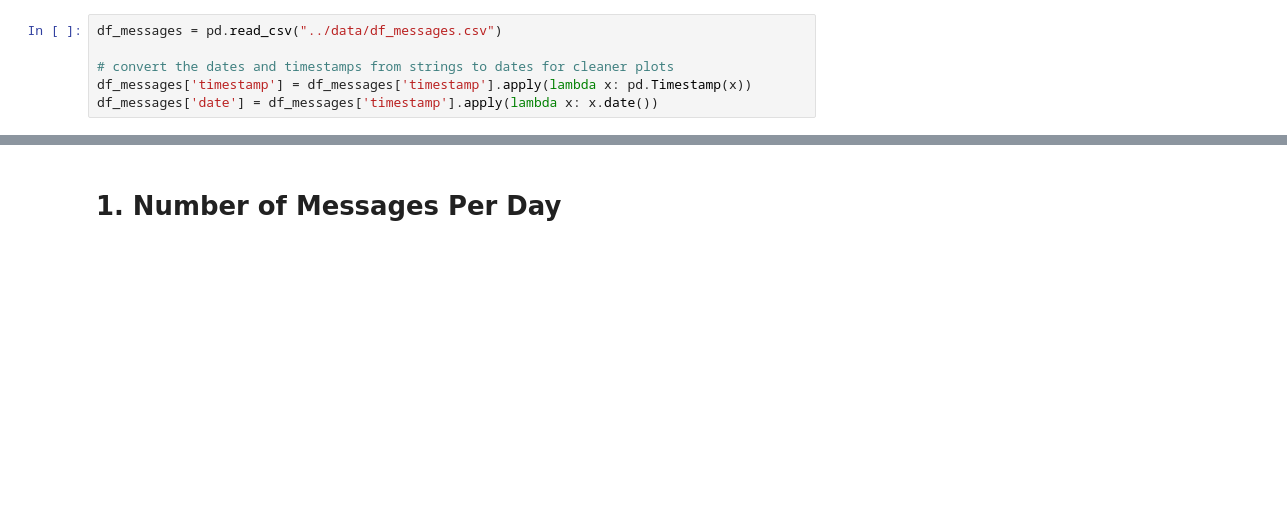
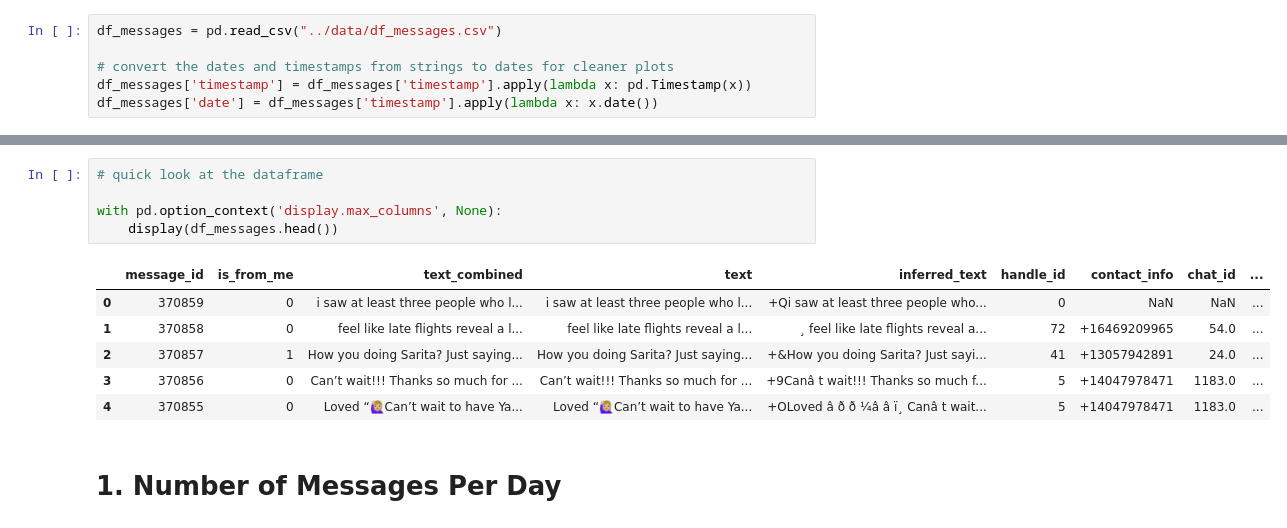
Before and after one commit to yortos/imessage-analysis, a Jupyter notebook: notebooks/imessages-analysis.ipynb, the cells around one changed output, grey strips where cells are left out. Drawn from its saved outputs; the diff is of its cells as text; blank space fills up the shorter version.

```diff
--- a/notebooks/imessages-analysis.ipynb
+++ b/notebooks/imessages-analysis.ipynb
@@ -26,3 +36,15 @@ df_messages['date'] = df_messages['timestamp'].apply(lambda x: x.date())
+# %%
+# quick look at the dataframe
+
+with pd.option_context('display.max_columns', None):
+    display(df_messages.head())
+# %% [output]
+|  | message_id | is_from_me | text_combined | text | inferred_text | handle_id | contact_info | chat_id | ... |
+| 0 | 370859 | 0 | i saw at least three people who l... | i saw at least three people who l... | +Qi saw at least three people who... | 0 | NaN | NaN | ... |
+| 1 | 370858 | 0 | feel like late flights reveal a l... | feel like late flights reveal a l... | ¸ feel like late flights reveal a... | 72 | +16469209965 | 54.0 | ... |
+| 2 | 370857 | 1 | How you doing Sarita? Just saying... | How you doing Sarita? Just saying... | +&How you doing Sarita? Just sayi... | 41 | +13057942891 | 24.0 | ... |
+| 3 | 370856 | 0 | Can’t wait!!! Thanks so much for ... | Can’t wait!!! Thanks so much for ... | +9Canâ t wait!!! Thanks so much f... | 5 | +14047978471 | 1183.0 | ... |
+| 4 | 370855 | 0 | Loved “🙋🏼‍♀️Can’t wait to have Ya... | Loved “🙋🏼‍♀️Can’t wait to have Ya... | +OLoved â ð ð ¼â â ï¸ Canâ t wait... | 5 | +14047978471 | 1183.0 | ... |
 # %% [markdown]
 # 1. Number of Messages Per Day
 # %%
```
Also changed, not shown: parts of 11 cells of this notebook, 3 other files.
